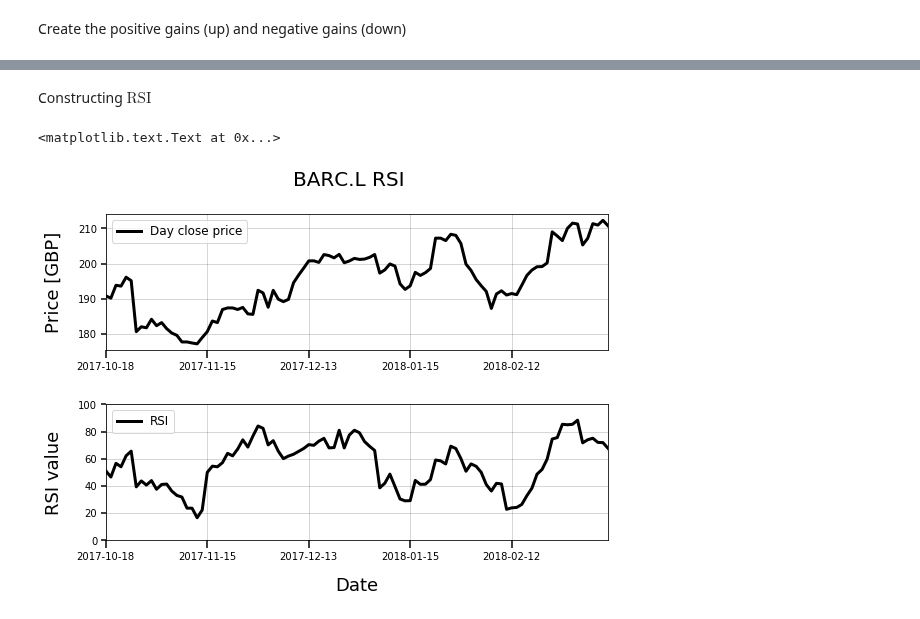
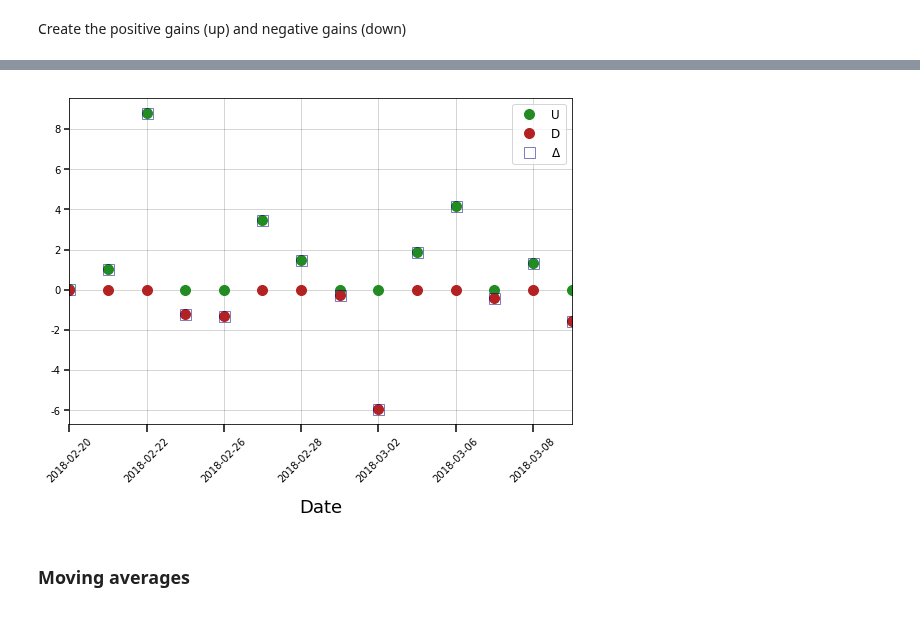
Before and after one commit to denglert/quant-sandbox, a Jupyter notebook: ftse100/RSI.ipynb, the cells around one changed output, grey strips where cells are left out. Cells and saved outputs as stored; diff of their text form; code cells hidden in the pictures.

```diff
--- a/ftse100/RSI.ipynb
+++ b/ftse100/RSI.ipynb
@@ -170,2 +149,0 @@ a.set_ylabel('RS')
-# %% [markdown]
-Constructing $\text{RSI}$
@@ -174,13 +150,12 @@ RSI = 100.0 - (100.0 / (1.0 + RS))
-# %%
-f,(a1,a2) = plt.subplots(nrows=2)
-close[-100:].plot(ax=a1, c='k', label='Day close price', legend=True)
-RSI[-100:].plot(ax=a2, c='k', label='RSI', legend=True)
-a1.set_xlabel('')
-a1.set_ylabel('Price [GBP]')
-a2.set_ylim(0, 100)
-a2.set_ylabel('RSI value')
-title = security + " RSI"
-f.suptitle(title)
-# %% [output]
-<matplotlib.text.Text at 0x...>
-[figure, removed]
+# %%
+start = -14
+# %%
+f,a = plt.subplots()
+up[start:].plot(ax=a, label='U', style='o', markersize=10, c='forestgreen', legend=True)
+down[start:].plot(ax=a, label='D', style='o', markersize=10, c='firebrick', legend=True)
+delta[start:].plot(ax=a, label=r'$\Delta$', style='s', markerfacecolor='none',  markersize=11, c='navy', rot=45, alpha=0.5, legend=True)
+plt.legend();
+# %% [output]
+[figure, added]
+# %% [markdown]
+### Moving averages
```
Also changed, not shown: parts of 43 cells of this notebook, 1 other file.
